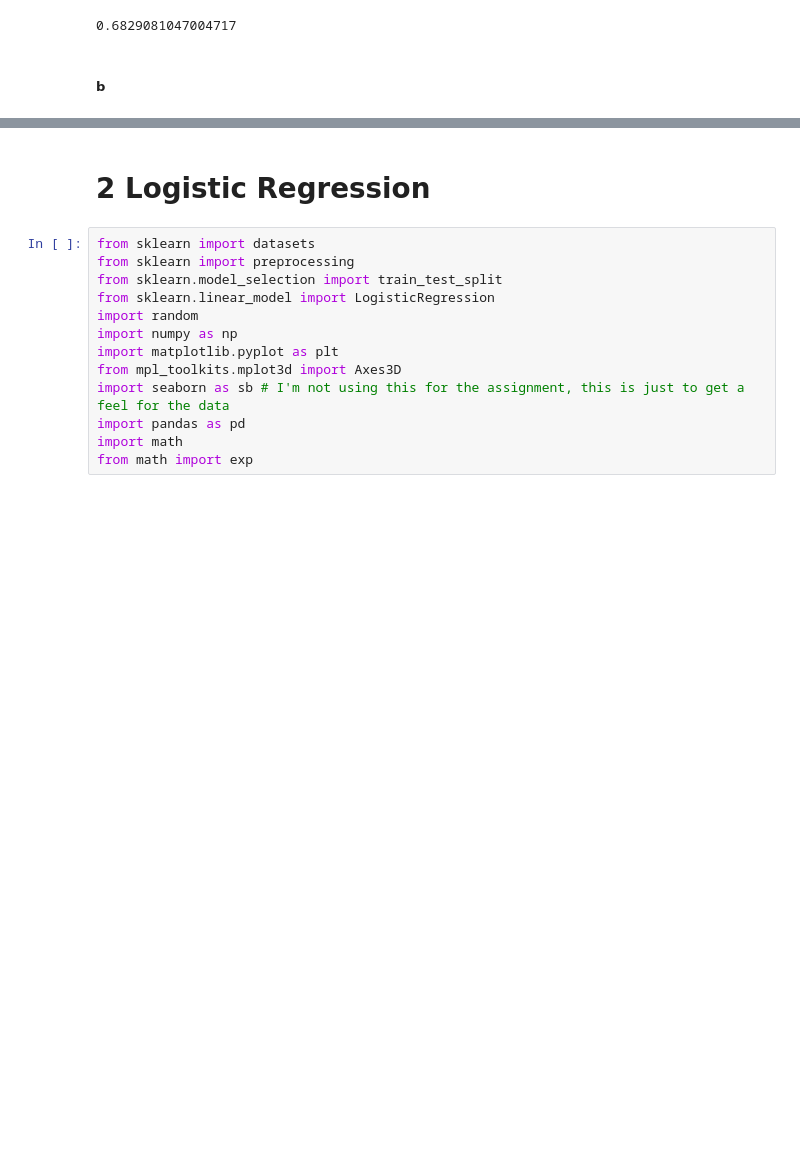
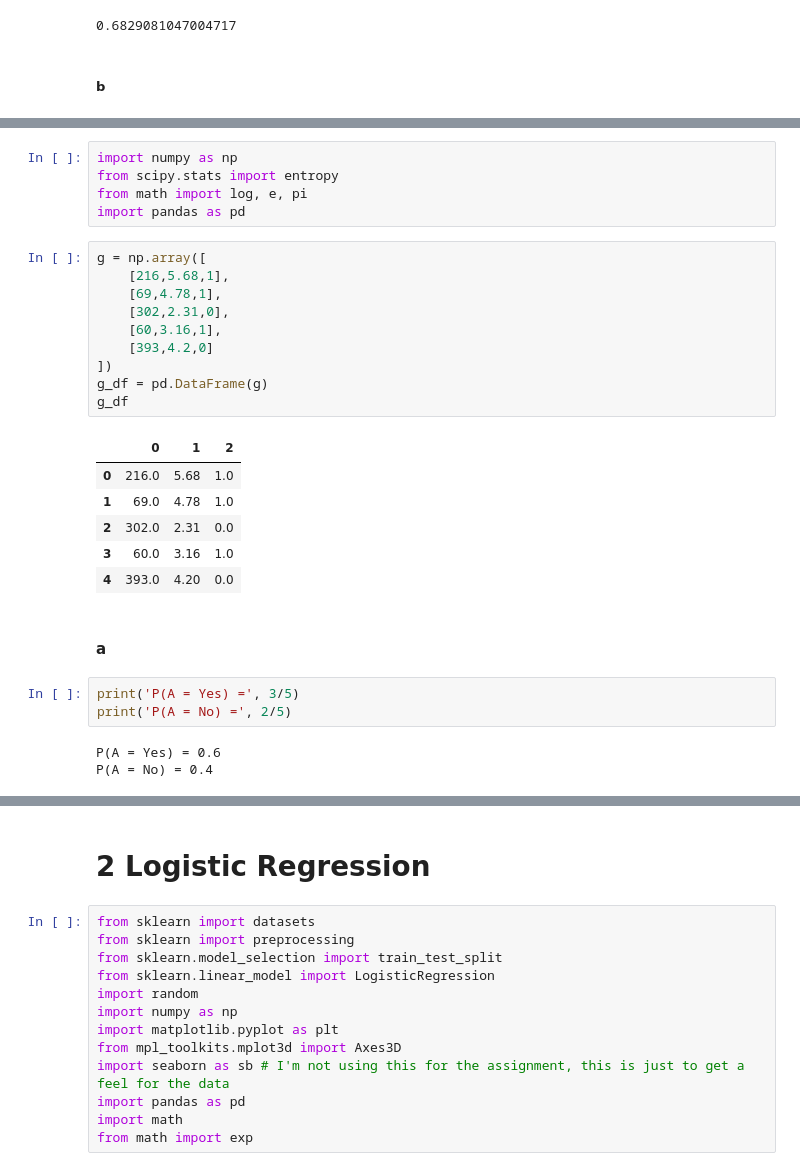
Before and after one commit to Prakhar-Saxena/CollegeAssignments, a Jupyter notebook: CS383/assn2/assn2.ipynb, the cells around one changed output, grey strips where cells are left out. Drawn from its saved outputs; the diff is of its cells as text; blank space fills up the shorter version.

```diff
--- a/CS383/assn2/assn2.ipynb
+++ b/CS383/assn2/assn2.ipynb
@@ -64,0 +89,30 @@ print(gain(y, X[:,1:2]))
+# %%
+import numpy as np
+from scipy.stats import entropy
+from math import log, e, pi
+import pandas as pd
+# %%
+g = np.array([
+    [216,5.68,1],
+    [69,4.78,1],
+    [302,2.31,0],
+    [60,3.16,1],
+    [393,4.2,0]
+])
+g_df = pd.DataFrame(g)
+g_df
+# %% [output]
+|  | 0 | 1 | 2 |
+| 0 | 216.0 | 5.68 | 1.0 |
+| 1 | 69.0 | 4.78 | 1.0 |
+| 2 | 302.0 | 2.31 | 0.0 |
+| 3 | 60.0 | 3.16 | 1.0 |
+| 4 | 393.0 | 4.20 | 0.0 |
+# %% [markdown]
+#### a
+# %%
+print('P(A = Yes) =', 3/5)
+print('P(A = No) =', 2/5)
+# %% [output]
+P(A = Yes) = 0.6
+P(A = No) = 0.4
```
Also changed, not shown: parts of 17 cells of this notebook.
